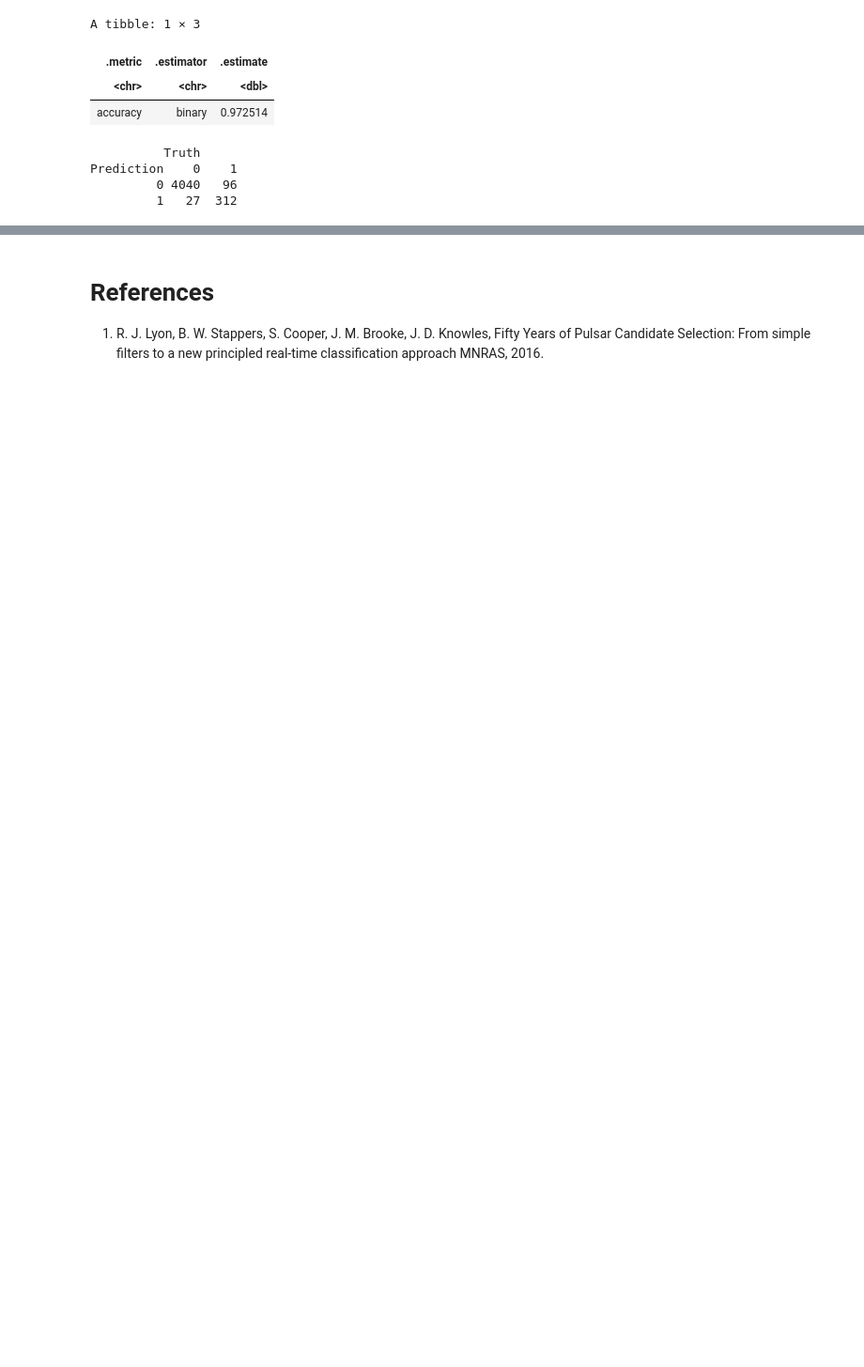
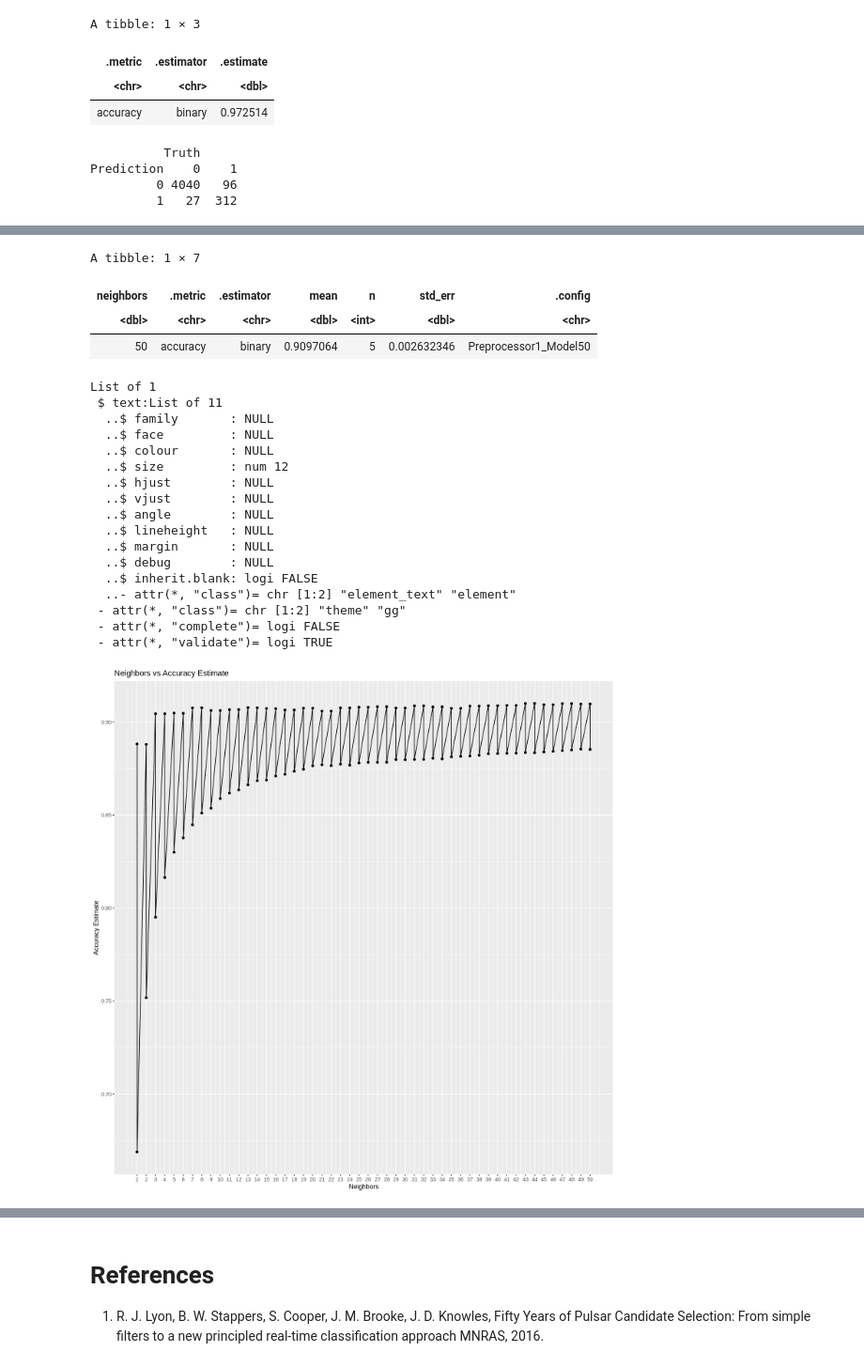
Before and after one commit to natashawong03/dsci100_group_project, a Jupyter notebook: TBgroupproject.ipynb, the cells around one changed output, grey strips where cells are left out. Shown at 94% size. Saved outputs shown, nothing was run; the diff lists cells and outputs as text; code cells hidden in the pictures; blank space fills up the shorter version.

Commit message:
Classification model#3
completed the code for the last classification model (all 4 variables)

```diff
--- a/TBgroupproject.ipynb
+++ b/TBgroupproject.ipynb
@@ -335,2 +351,60 @@ star_matrix2
 # %%
 #for DM_mean, IP_mean, DM_skw, and IP_skw
+#tuning to find the best value of k
+
+star_recipe3 <- recipe (Class ~ DM_mean, IP_mean, DM_skw, IP_skw, data = star_train)|>
+    step_scale (all_predictors())|>
+    step_center (all_predictors())
+
+star_fold3 <- vfold_cv (star_train, v = 5, strata = Class)
+
+star_tune3 <- nearest_neighbor (weight_func = "rectangular", neighbors = tune())|>
+    set_engine ("kknn")|>
+    set_mode ("classification")
+
+k_vals <- tibble (neighbors = seq (from = 1, to = 50, by = 5))
+
+star_results3 <- workflow () |>
+    add_recipe (star_recipe3)|>
+    add_model (star_tune3)|>
+    tune_grid (resamples = star_fold3, grid = k_vals)|>
+    collect_metrics()
+
+accuracies3 <- star_results3 |>
+    filter (.metric == "accuracy")|>
+    arrange (.metric) |>
+    tail (1)
+accuracies3
+# k = 46
+
+kselection_3 <- ggplot (star_results3, aes (x = neighbors, y = mean)) +
+geom_point() +
+geom_line() +
+labs (x = "Neighbors", y = "Accuracy Estimate") +
+scale_x_continuous(breaks = 1:50) +
+ggtitle ("Neighbors vs Accuracy Estimate")
+theme (text = element_text (size = 12))
+kselection_3
+# %% [output]
+A tibble: 1 × 7
+| neighbors | .metric | .estimator | mean | n | std_err | .config |
+| <dbl> | <chr> | <chr> | <dbl> | <int> | <dbl> | <chr> |
+| 50 | accuracy | binary | 0.9097064 | 5 | 0.002632346 | Preprocessor1_Model50 |
+List of 1
+ $ text:List of 11
+  ..$ family       : NULL
+  ..$ face         : NULL
+  ..$ colour       : NULL
+  ..$ size         : num 12
+  ..$ hjust        : NULL
+  ..$ vjust        : NULL
+  ..$ angle        : NULL
+  ..$ lineheight   : NULL
+  ..$ margin       : NULL
+  ..$ debug        : NULL
+  ..$ inherit.blank: logi FALSE
+  ..- attr(*, "class")= chr [1:2] "element_text" "element"
+ - attr(*, "class")= chr [1:2] "theme" "gg"
+ - attr(*, "complete")= logi FALSE
+ - attr(*, "validate")= logi TRUE
+[figure, added]
```
Also changed, not shown: parts of 6 cells of this notebook.
